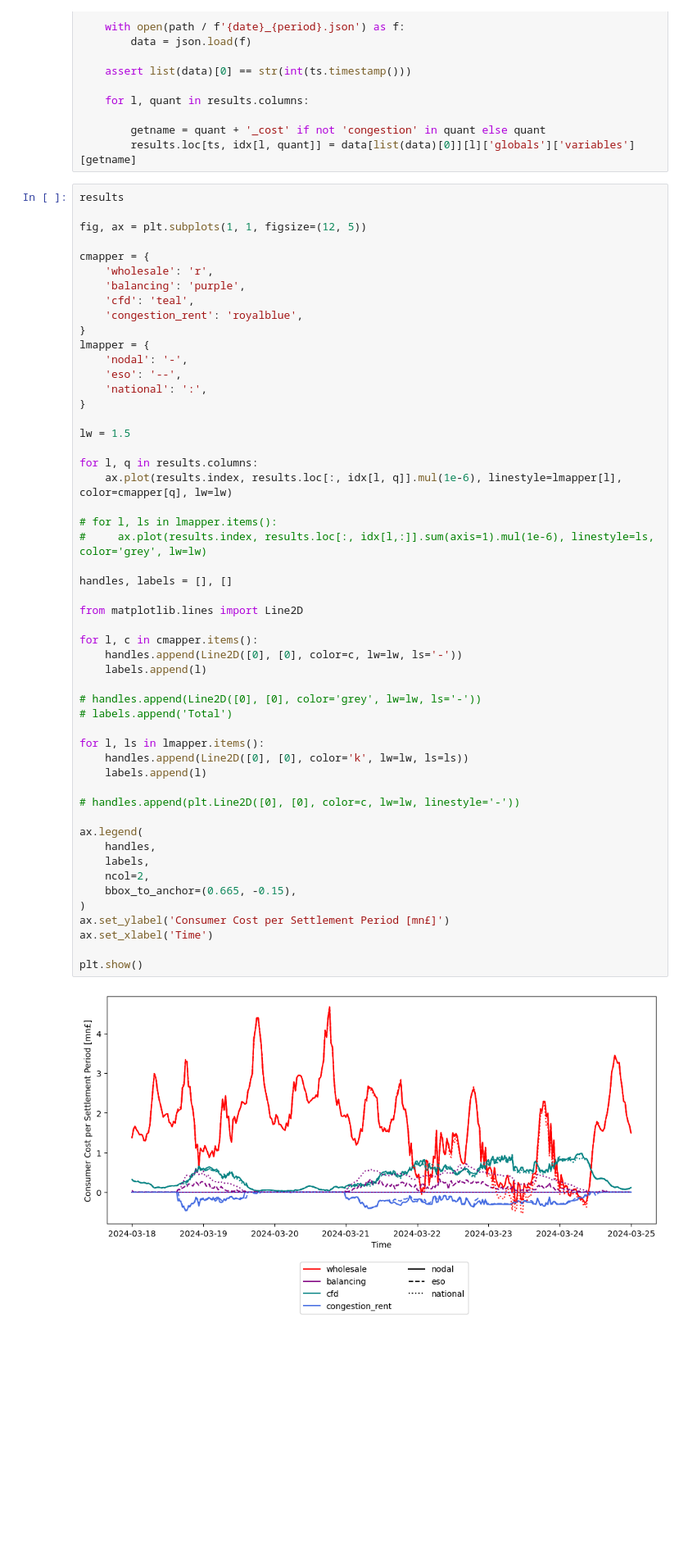
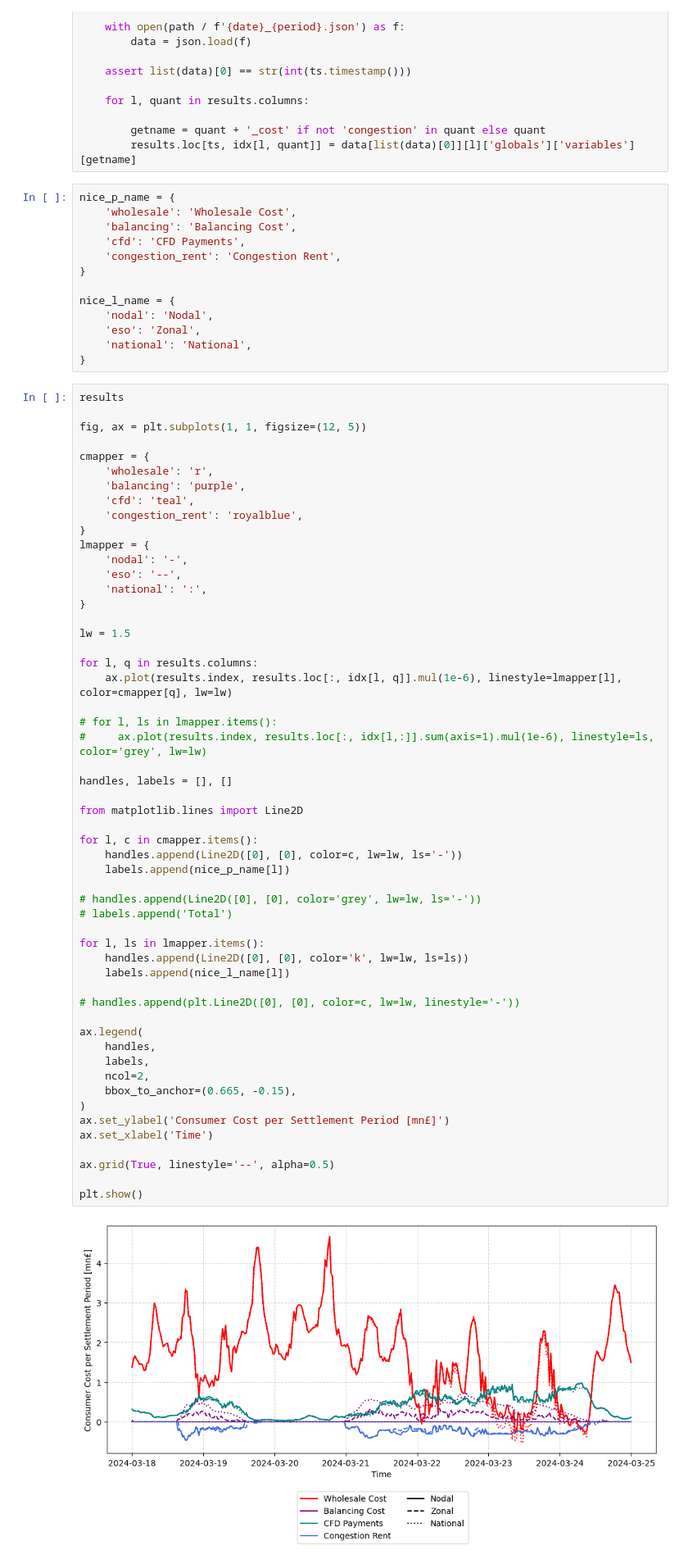
Before and after one commit to LukasFrankenQ/LMP, a Jupyter notebook: notebooks/plot_policy_timeseries.ipynb, the cells around one changed output. Shown at 82% size. Drawn from its saved outputs; the diff is of its cells as text; blank space fills up the shorter version.

```diff
--- a/notebooks/plot_policy_timeseries.ipynb
+++ b/notebooks/plot_policy_timeseries.ipynb
@@ -38,6 +38,19 @@ for ts in tqdm(results.index):
 
         getname = quant + '_cost' if not 'congestion' in quant else quant
         results.loc[ts, idx[l, quant]] = data[list(data)[0]][l]['globals']['variables'][getname]
+# %%
+nice_p_name = {
+    'wholesale': 'Wholesale Cost',
+    'balancing': 'Balancing Cost',
+    'cfd': 'CFD Payments',
+    'congestion_rent': 'Congestion Rent',
+}
+
+nice_l_name = {
+    'nodal': 'Nodal',
+    'eso': 'Zonal',
+    'national': 'National',
+}
 # %%
 results
 
@@ -62,33 +75,35 @@ for l, q in results.columns:
 
 # for l, ls in lmapper.items():
 #     ax.plot(results.index, results.loc[:, idx[l,:]].sum(axis=1).mul(1e-6), linestyle=ls, color='grey', lw=lw)
 
 handles, labels = [], []
 
 from matplotlib.lines import Line2D
 
 for l, c in cmapper.items():
     handles.append(Line2D([0], [0], color=c, lw=lw, ls='-'))
-    labels.append(l)
+    labels.append(nice_p_name[l])
 
 # handles.append(Line2D([0], [0], color='grey', lw=lw, ls='-'))
 # labels.append('Total')
 
 for l, ls in lmapper.items():
     handles.append(Line2D([0], [0], color='k', lw=lw, ls=ls))
-    labels.append(l)
+    labels.append(nice_l_name[l])
 
 # handles.append(plt.Line2D([0], [0], color=c, lw=lw, linestyle='-'))
 
 ax.legend(
     handles,
     labels,
     ncol=2,
     bbox_to_anchor=(0.665, -0.15),
 )
 ax.set_ylabel('Consumer Cost per Settlement Period [mn£]')
 ax.set_xlabel('Time')
 
+ax.grid(True, linestyle='--', alpha=0.5)
+
 plt.show()
 # %% [output]
-[figure, old version]
+[figure, new version]
```
Also changed, not shown: 5 other files.
